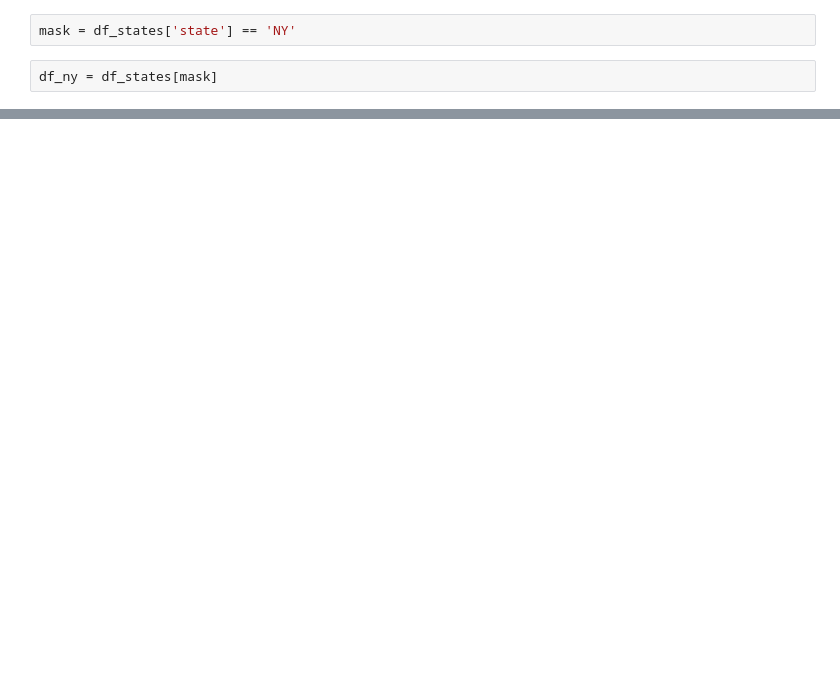
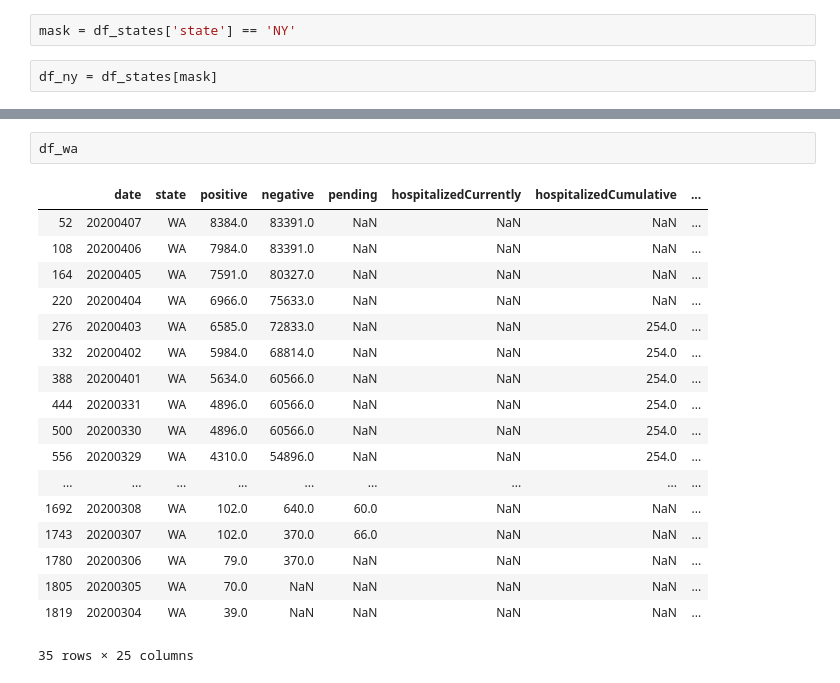
Before and after one commit to jdybuncio/usa-mortality-investigation, a Jupyter notebook: data_import_covid_tracking_project.ipynb, the cells around one changed output, grey strips where cells are left out. Saved outputs shown, nothing was run; the diff lists cells and outputs as text; blank space fills up the shorter version.

```diff
--- a/data_import_covid_tracking_project.ipynb
+++ b/data_import_covid_tracking_project.ipynb
@@ -132,0 +145,21 @@ ax.plot(df_ny['date'],df_ny['deathIncrease'])
+# %%
+df_wa
+# %% [output]
+|  | date | state | positive | negative | pending | hospitalizedCurrently | hospitalizedCumulative | ... |
+| 52 | 20200407 | WA | 8384.0 | 83391.0 | NaN | NaN | NaN | ... |
+| 108 | 20200406 | WA | 7984.0 | 83391.0 | NaN | NaN | NaN | ... |
+| 164 | 20200405 | WA | 7591.0 | 80327.0 | NaN | NaN | NaN | ... |
+| 220 | 20200404 | WA | 6966.0 | 75633.0 | NaN | NaN | NaN | ... |
+| 276 | 20200403 | WA | 6585.0 | 72833.0 | NaN | NaN | 254.0 | ... |
+| 332 | 20200402 | WA | 5984.0 | 68814.0 | NaN | NaN | 254.0 | ... |
+| 388 | 20200401 | WA | 5634.0 | 60566.0 | NaN | NaN | 254.0 | ... |
+| 444 | 20200331 | WA | 4896.0 | 60566.0 | NaN | NaN | 254.0 | ... |
+| 500 | 20200330 | WA | 4896.0 | 60566.0 | NaN | NaN | 254.0 | ... |
+| 556 | 20200329 | WA | 4310.0 | 54896.0 | NaN | NaN | 254.0 | ... |
+| ... | ... | ... | ... | ... | ... | ... | ... | ... |
+| 1692 | 20200308 | WA | 102.0 | 640.0 | 60.0 | NaN | NaN | ... |
+| 1743 | 20200307 | WA | 102.0 | 370.0 | 66.0 | NaN | NaN | ... |
+| 1780 | 20200306 | WA | 79.0 | 370.0 | NaN | NaN | NaN | ... |
+| 1805 | 20200305 | WA | 70.0 | NaN | NaN | NaN | NaN | ... |
+| 1819 | 20200304 | WA | 39.0 | NaN | NaN | NaN | NaN | ... |
+35 rows × 25 columns
```
Also changed, not shown: parts of 11 cells of this notebook, 1 other file.
